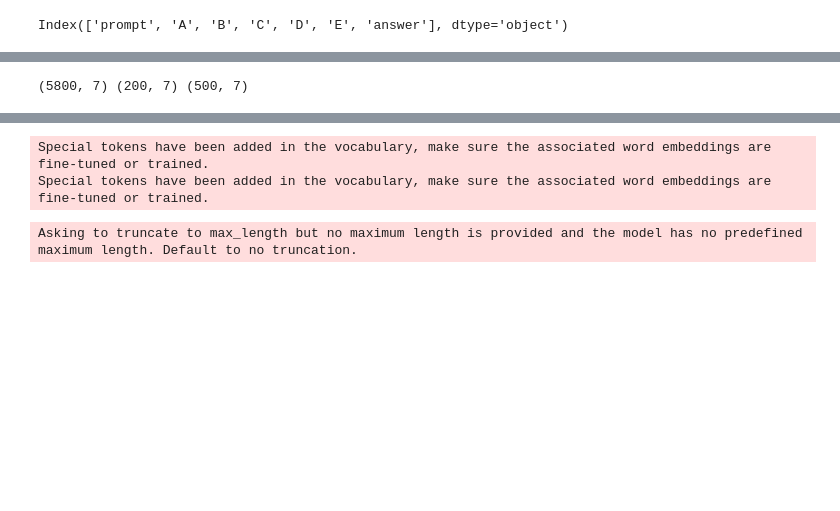
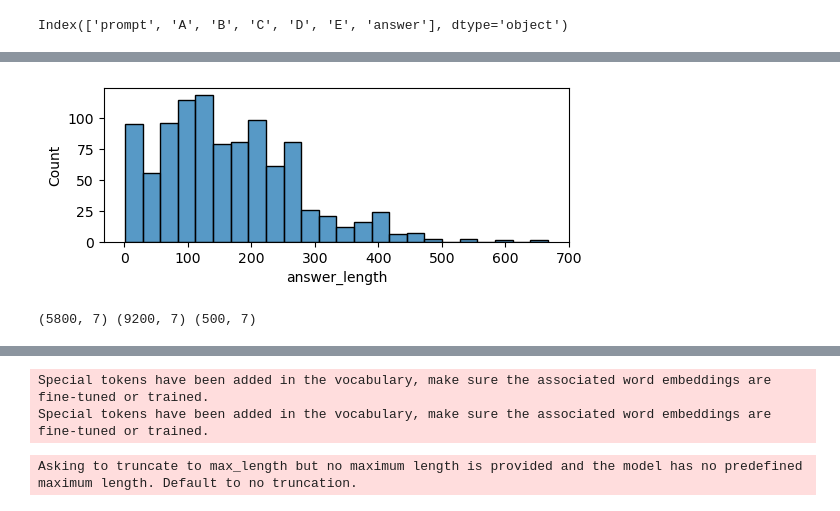
Before and after one commit to dan-tee/kaggle-science-exam, a Jupyter notebook: DeBERTa V3 Osmulski.ipynb, the cells around one changed output, grey strips where cells are left out. Cells and saved outputs as stored; diff of their text form; code cells hidden in the pictures; blank space fills up the shorter version.

```diff
--- a/DeBERTa V3 Osmulski.ipynb
+++ b/DeBERTa V3 Osmulski.ipynb
@@ -37,3 +49,8 @@ df_test = df_test.drop(columns="id")
 df_test.columns
 # %% [output]
 Index(['prompt', 'A', 'B', 'C', 'D', 'E', 'answer'], dtype='object')
+# %%
+options = ['A', 'B', 'C', 'D', 'E']
+long_test = pl.DataFrame(df_test).melt(['prompt', 'answer'], options, variable_name='option')
+long_test = long_test.with_columns(long_test['value'].str.lengths().alias('answer_length'))
+long_test[:4]
@@ -40,8 +65,13 @@ Index(['prompt', 'A', 'B', 'C', 'D', 'E', 'answer'], dtype='object')
+# %%
+plt.figure(figsize=(6,2))
+sns.histplot(long_test, x='answer_length');
+# %% [output]
+[figure, added]
 # %%
-df_6000 = pd.read_csv('data/osmulski_6000.csv')
+df_6000 = pd.read_csv('data/osmulski_15k.csv')
 df_train = df_6000[:5800]
 df_test_1 = df_6000[5800:]
 df_test_2 = pd.read_csv('data/osmulski_extra_train.csv')
 print(df_train.shape, df_test_1.shape, df_test_2.shape)
 # %% [output]
-(5800, 7) (200, 7) (500, 7)
+(5800, 7) (9200, 7) (500, 7)
```
Also changed, not shown: parts of 11 cells of this notebook, 3 other files.
